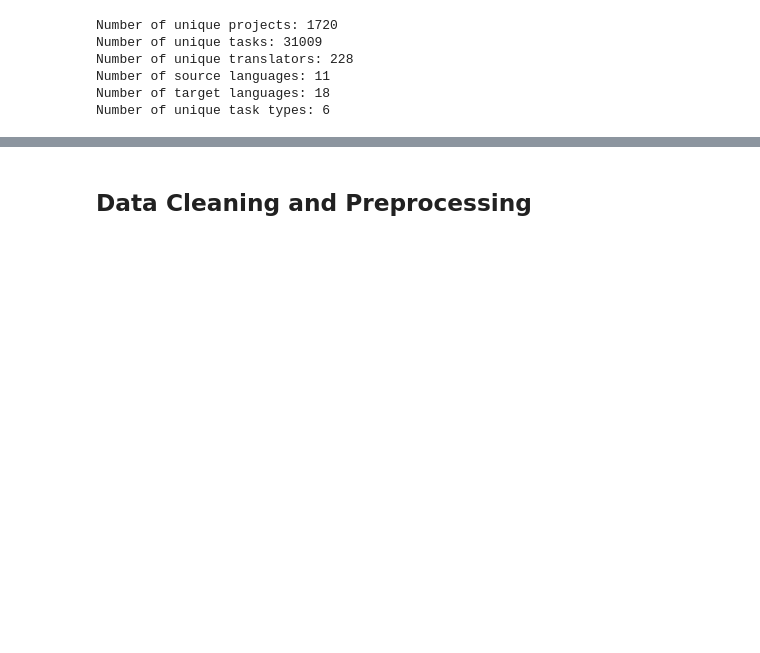
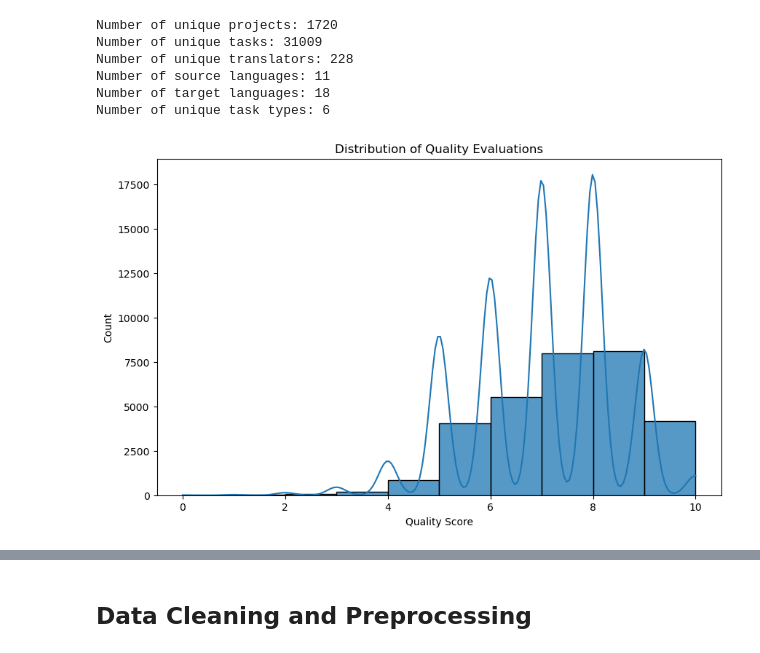
Before and after one commit to dmxocean/synthesisOne, a Jupyter notebook: notebooks/data_analysis.ipynb, the cells around one changed output, grey strips where cells are left out. Cells and saved outputs as stored; diff of their text form; code cells hidden in the pictures; blank space fills up the shorter version.

```diff
--- a/notebooks/data_analysis.ipynb
+++ b/notebooks/data_analysis.ipynb
@@ -350,3 +589,13 @@ Number of unique translators: 228
 Number of source languages: 11
 Number of target languages: 18
 Number of unique task types: 6
+# %%
+# Check distribution of quality evaluations (quality control scores)
+plt.figure(figsize=(10, 6))
+sns.histplot(sample_df["QUALITY_EVALUATION"].dropna(), bins=10, kde=True, alpha=0.75)
+plt.title("Distribution of Quality Evaluations")
+plt.xlabel("Quality Score")
+plt.ylabel("Count")
+plt.show()
+# %% [output]
+[figure, added]
```
Also changed, not shown: parts of 20 cells of this notebook, 1 other file.
